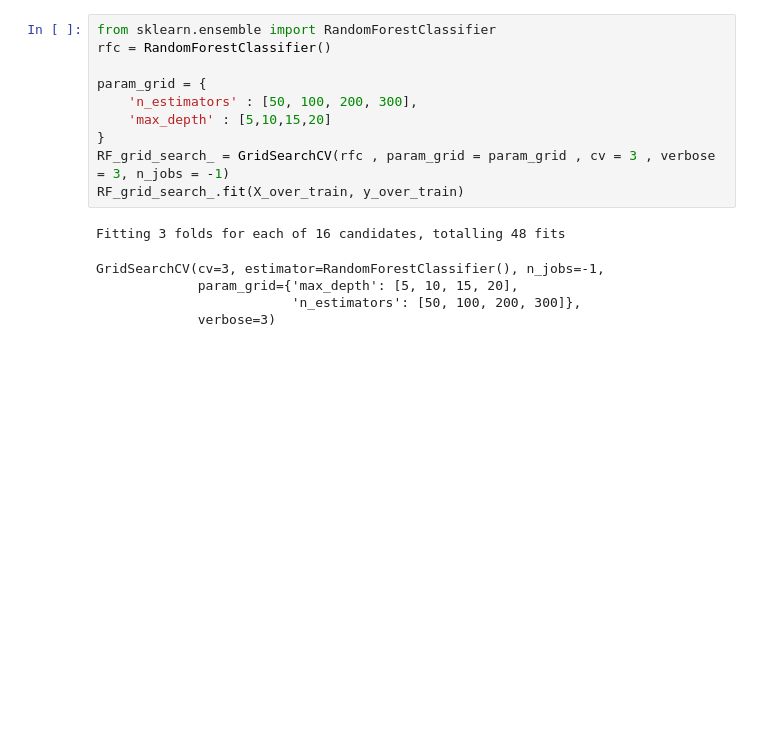
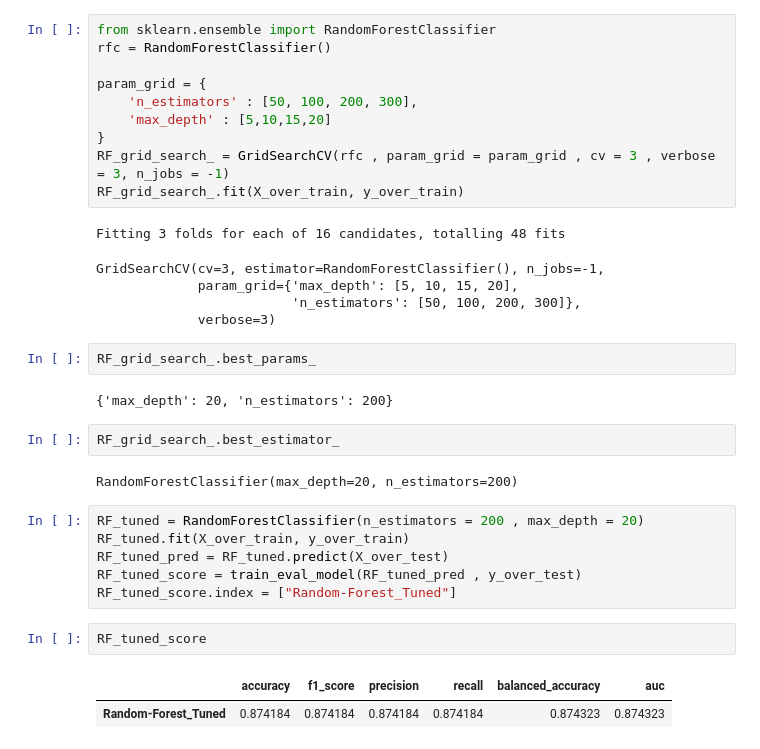
Before and after one commit to Pankaj-2003/wids_diabetes, a Jupyter notebook: wids_diabetes.ipynb, the cells around one changed output. Cells and saved outputs as stored; diff of their text form; blank space fills up the shorter version.

```diff
--- a/wids_diabetes.ipynb
+++ b/wids_diabetes.ipynb
@@ -445,3 +445,22 @@ GridSearchCV(cv=3, estimator=RandomForestClassifier(), n_jobs=-1,
              param_grid={'max_depth': [5, 10, 15, 20],
                          'n_estimators': [50, 100, 200, 300]},
              verbose=3)
+# %%
+RF_grid_search_.best_params_
+# %% [output]
+{'max_depth': 20, 'n_estimators': 200}
+# %%
+RF_grid_search_.best_estimator_
+# %% [output]
+RandomForestClassifier(max_depth=20, n_estimators=200)
+# %%
+RF_tuned = RandomForestClassifier(n_estimators = 200 , max_depth = 20)
+RF_tuned.fit(X_over_train, y_over_train)
+RF_tuned_pred = RF_tuned.predict(X_over_test)
+RF_tuned_score = train_eval_model(RF_tuned_pred , y_over_test)
+RF_tuned_score.index = ["Random-Forest_Tuned"]
+# %%
+RF_tuned_score
+# %% [output]
+|  | accuracy | f1_score | precision | recall | balanced_accuracy | auc |
+| Random-Forest_Tuned | 0.874184 | 0.874184 | 0.874184 | 0.874184 | 0.874323 | 0.874323 |
```
Also changed, not shown: parts of 11 cells of this notebook.
